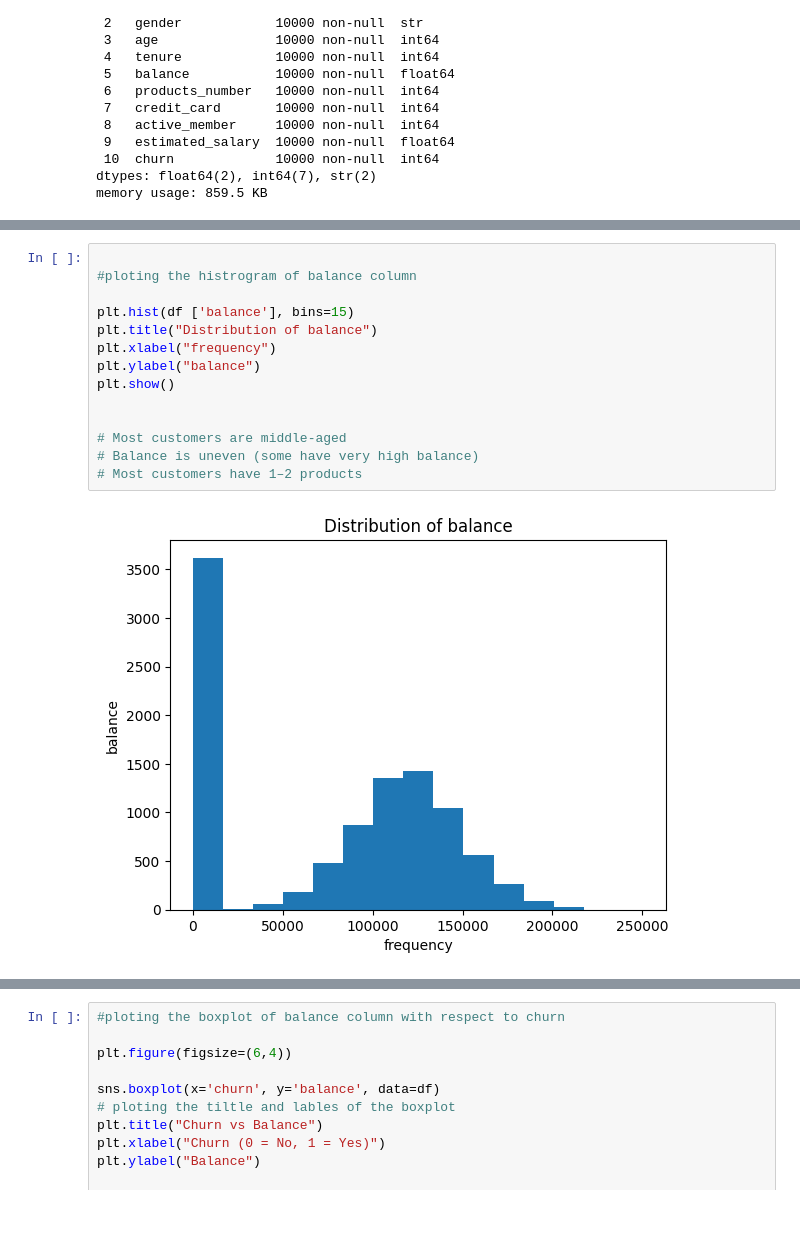
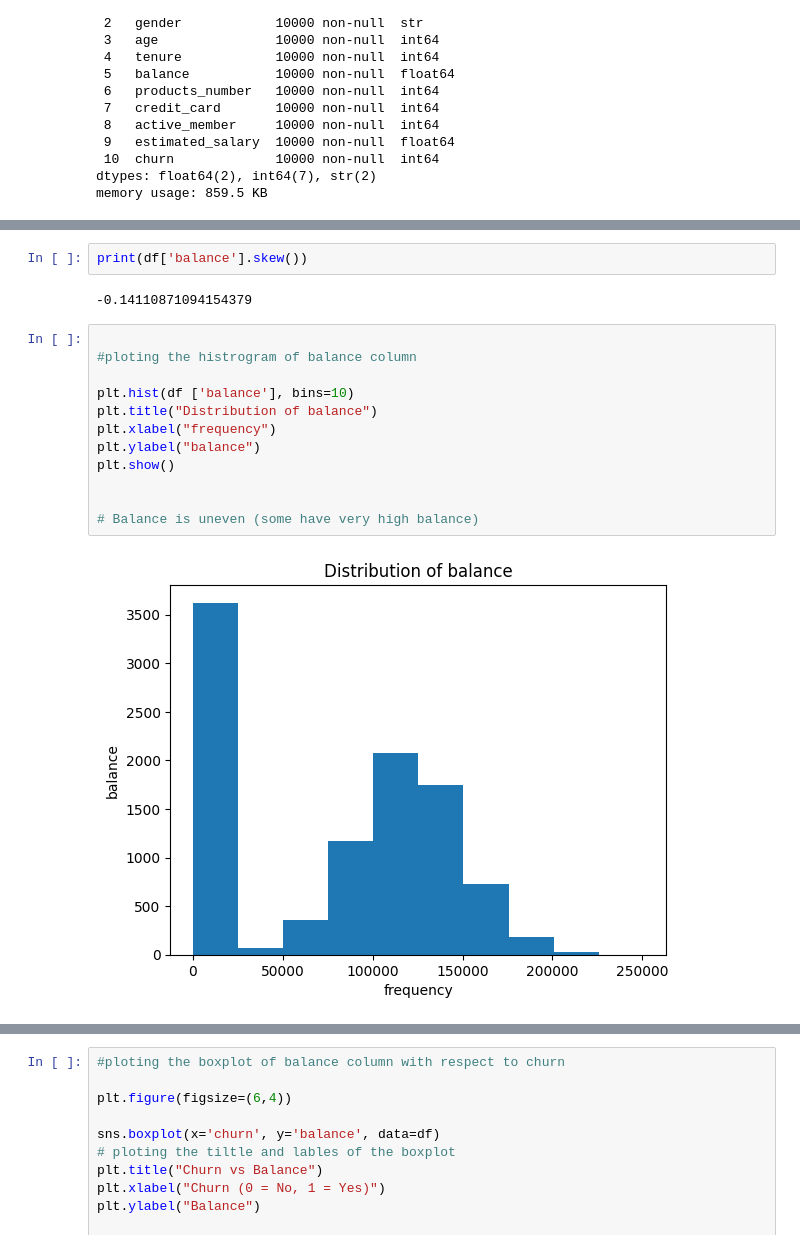
Before and after one commit to yasminsheikh3125/Team1_banking, a Jupyter notebook: notebooks/EDA.ipynb, the cells around one changed output, grey strips where cells are left out. Cells and saved outputs as stored; diff of their text form; blank space fills up the shorter version.

```diff
--- a/notebooks/EDA.ipynb
+++ b/notebooks/EDA.ipynb
@@ -51,19 +51,21 @@ df.describe()
 | 50% | 652.000000 | 37.000000 | 5.000000 | 97198.540000 | 1.000000 | 1.00000 | 1.000000 | ... |
 | 75% | 718.000000 | 44.000000 | 7.000000 | 127644.240000 | 2.000000 | 1.00000 | 1.000000 | ... |
 | max | 850.000000 | 92.000000 | 10.000000 | 250898.090000 | 4.000000 | 1.00000 | 1.000000 | ... |
+# %%
+print(df['balance'].skew())
+# %% [output]
+-0.14110871094154379
 # %%
 
 #ploting the histrogram of balance column
 
-plt.hist(df ['balance'], bins=15)
+plt.hist(df ['balance'], bins=10)
 plt.title("Distribution of balance")
 plt.xlabel("frequency")
 plt.ylabel("balance")
 plt.show()
 
 
-# Most customers are middle-aged
 # Balance is uneven (some have very high balance)
-# Most customers have 1–2 products
 # %% [output]
-[figure, old version]
+[figure, new version]
```
Also changed, not shown: parts of 9 cells of this notebook.
